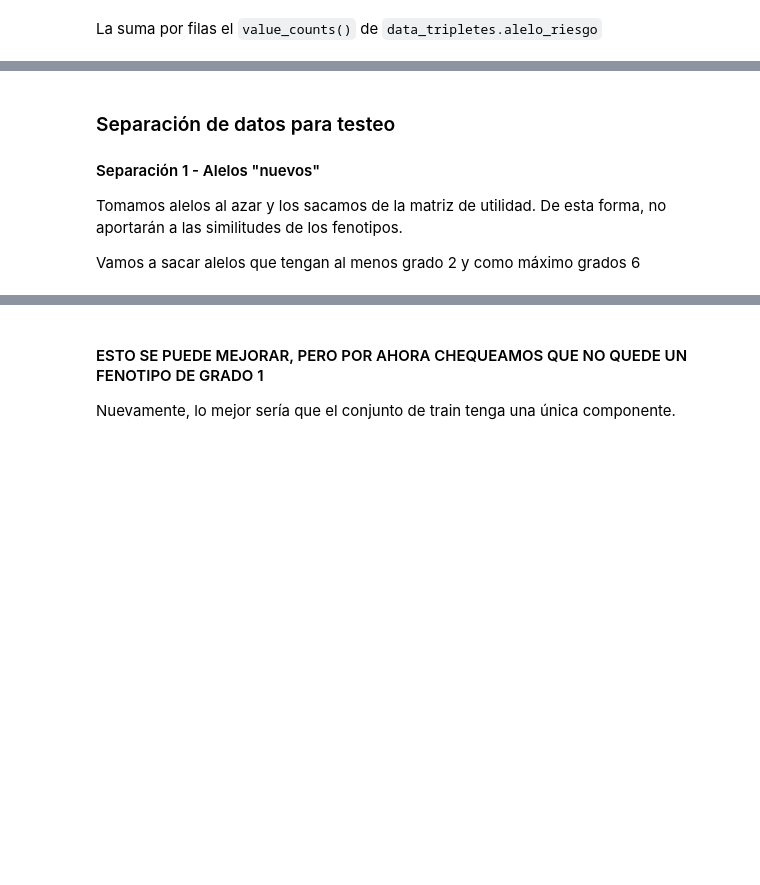
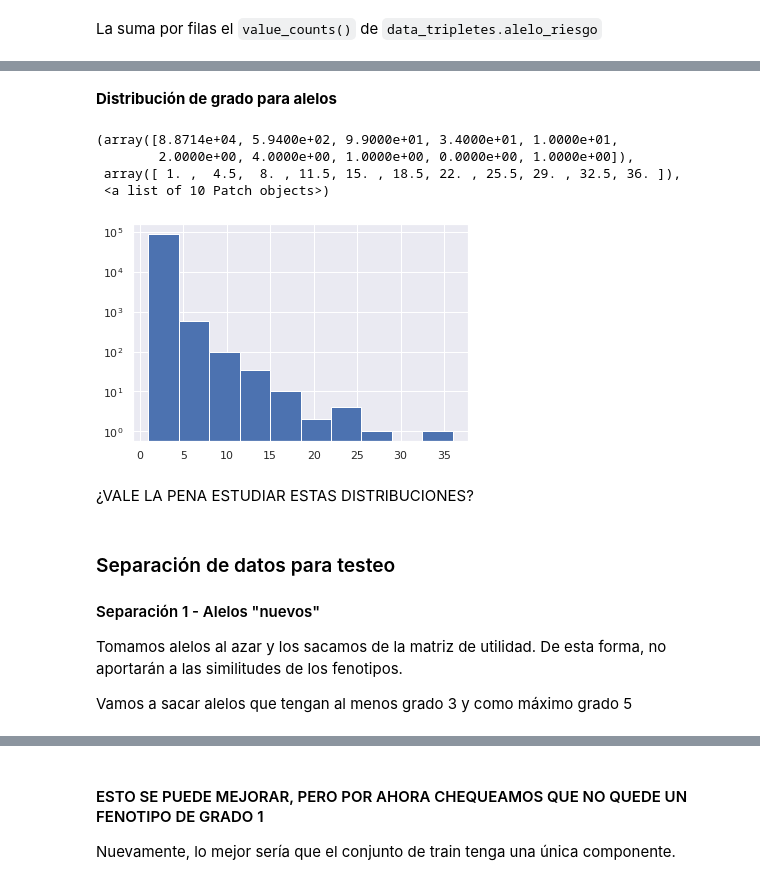
Before and after one commit to jmberros/redes-2020-GWAS_Catalog, a Jupyter notebook: Filtro_Colaborativo.ipynb, the cells around one changed output, grey strips where cells are left out. Cells and saved outputs as stored; diff of their text form; code cells hidden in the pictures; blank space fills up the shorter version.

```diff
--- a/Filtro_Colaborativo.ipynb
+++ b/Filtro_Colaborativo.ipynb
@@ -118,3 +229,15 @@ plt.hist(np.log(data_bipartita.sum().values))
+# %% [markdown]
+**Distribución de grado para alelos**
+# %%
+plt.hist(data_bipartita.sum(axis = 1), log=True)
+# %% [output]
+(array([8.8714e+04, 5.9400e+02, 9.9000e+01, 3.4000e+01, 1.0000e+01,
+        2.0000e+00, 4.0000e+00, 1.0000e+00, 0.0000e+00, 1.0000e+00]),
+ array([ 1. ,  4.5,  8. , 11.5, 15. , 18.5, 22. , 25.5, 29. , 32.5, 36. ]),
+ <a list of 10 Patch objects>)
+[figure, added]
+# %% [markdown]
+¿VALE LA PENA ESTUDIAR ESTAS DISTRIBUCIONES?
 # %% [markdown]
 ### Separación de datos para testeo
 
@@ -122,7 +245,7 @@ plt.hist(np.log(data_bipartita.sum().values))
 
 Tomamos alelos al azar y los sacamos de la matriz de utilidad. De esta forma, no aportarán a las similitudes de los fenotipos.
 
-Vamos a sacar alelos que tengan al menos grado 2 y como máximo grados 6
+Vamos a sacar alelos que tengan al menos grado 3 y como máximo grado 5
 # %%
 np.random.seed(42)
 n_alelos_a_sacar = 100
```
Also changed, not shown: parts of 50 cells of this notebook.
